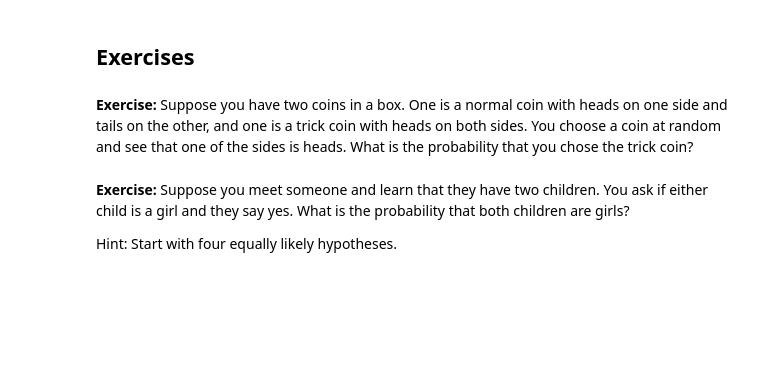
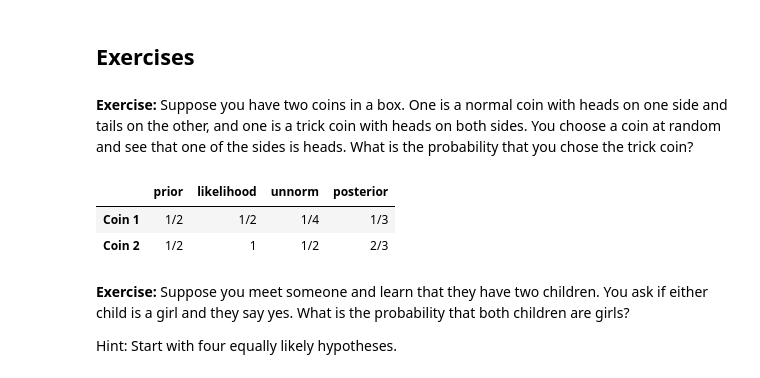
Before and after one commit to chrispelkey/ThinkBayes2, a Jupyter notebook: notebooks/chap02.ipynb, the cells around one changed output. Cells and saved outputs as stored; diff of their text form; code cells hidden in the pictures; blank space fills up the shorter version.

```diff
--- a/notebooks/chap02.ipynb
+++ b/notebooks/chap02.ipynb
@@ -332,3 +375,13 @@ What is the probability that you chose the trick coin?
+# %%
+table4 = pd.DataFrame(index=['Coin 1', 'Coin 2'])
+table4['prior'] = Fraction(1, 2)
+table4['likelihood'] = Fraction(1, 2), 1
+update(table4)
+table4
+# %% [output]
+|  | prior | likelihood | unnorm | posterior |
+| Coin 1 | 1/2 | 1/2 | 1/4 | 1/3 |
+| Coin 2 | 1/2 | 1 | 1/2 | 2/3 |
 # %% [markdown]
 **Exercise:** Suppose you meet someone and learn that they have two children.
 You ask if either child is a girl and they say yes.
```
Also changed, not shown: parts of 20 cells of this notebook.
